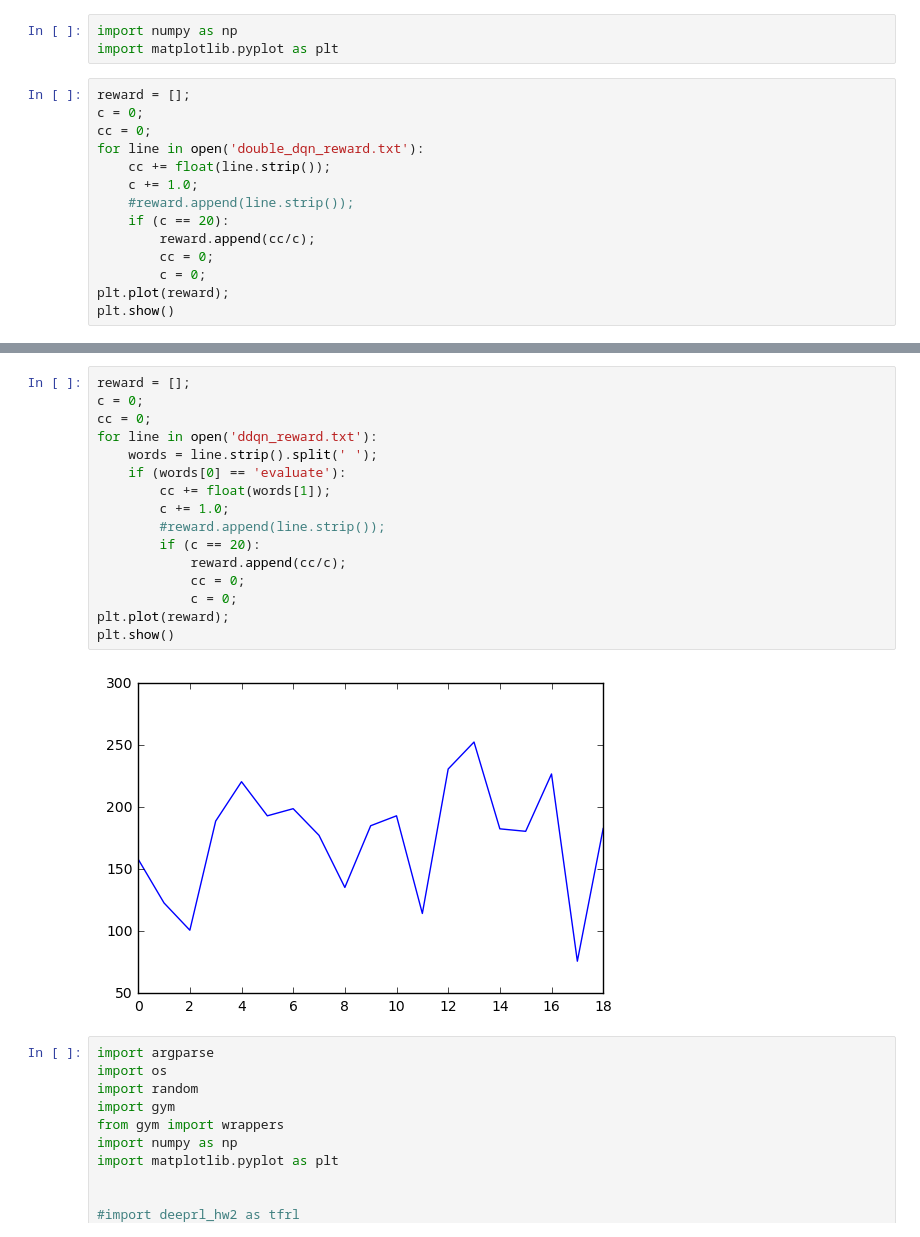
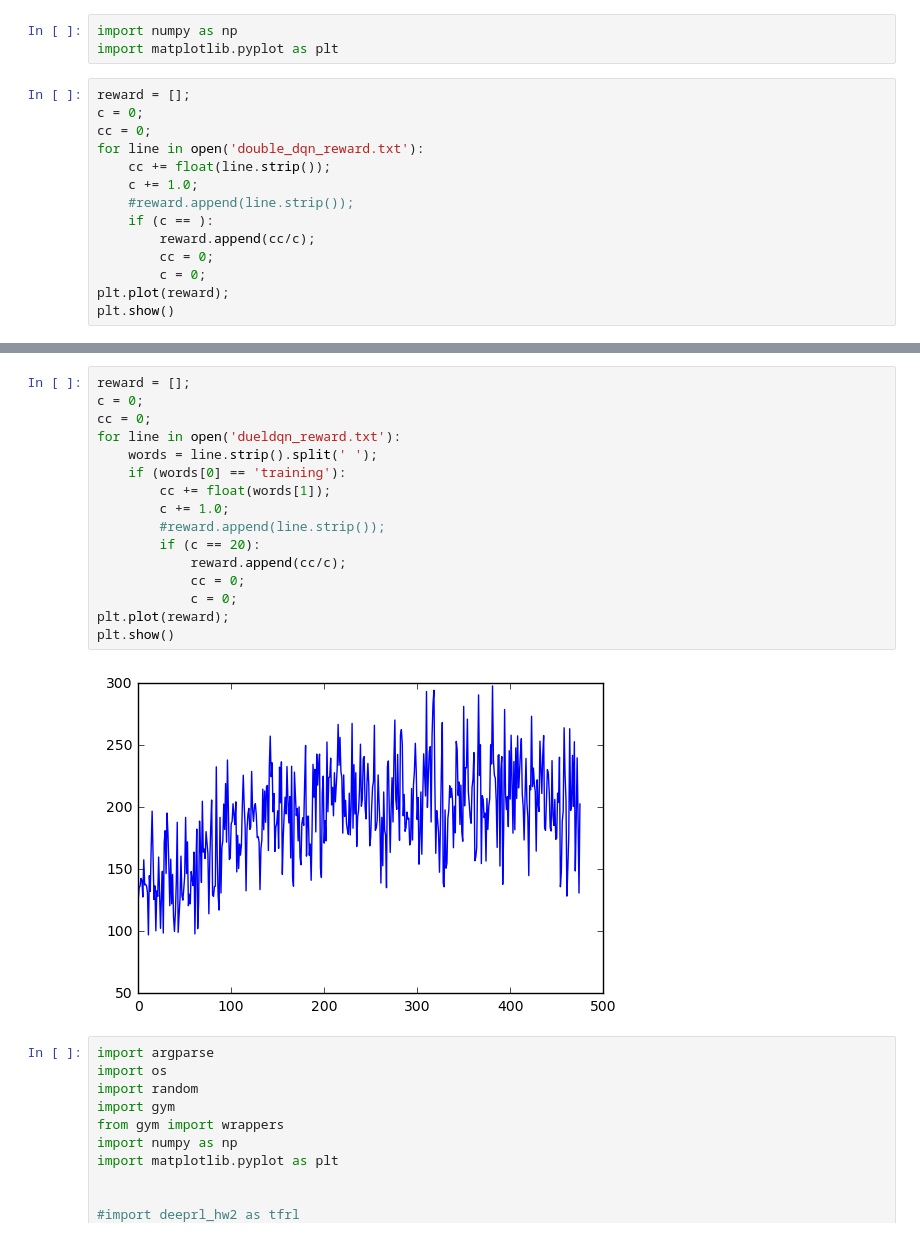
Before and after one commit to laiguokun/deep_rl, a Jupyter notebook: hw2/test.ipynb, the cells around one changed output, grey strips where cells are left out. Cells and saved outputs as stored; diff of their text form.

```diff
--- a/hw2/test.ipynb
+++ b/hw2/test.ipynb
@@ -9,7 +9,7 @@ for line in open('double_dqn_reward.txt'):
     cc += float(line.strip());
     c += 1.0;
     #reward.append(line.strip());
-    if (c == 20):
+    if (c == ):
         reward.append(cc/c);
         cc = 0;
         c = 0;
@@ -20,21 +20,21 @@ plt.show()
 # %%
 reward = [];
 c = 0;
 cc = 0;
-for line in open('ddqn_reward.txt'):
+for line in open('dueldqn_reward.txt'):
     words = line.strip().split(' ');
-    if (words[0] == 'evaluate'):
+    if (words[0] == 'training'):
         cc += float(words[1]);
         c += 1.0;
         #reward.append(line.strip());
         if (c == 20):
             reward.append(cc/c);
             cc = 0;
             c = 0;
 plt.plot(reward);
 plt.show()
 # %% [output]
-[figure, old version]
+[figure, new version]
 # %%
 import argparse
 import os
```
Also changed, not shown: parts of 2 cells of this notebook, 12 other files.
